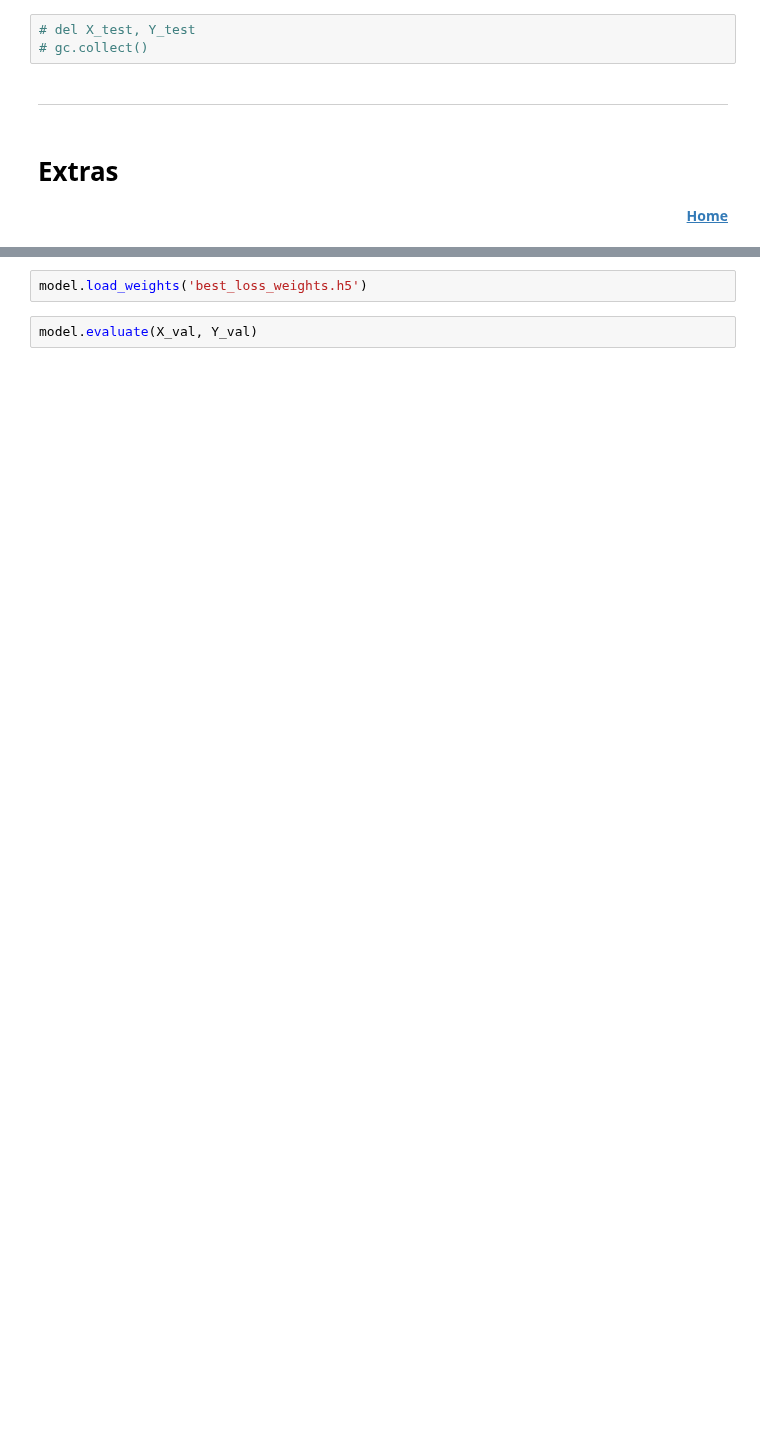
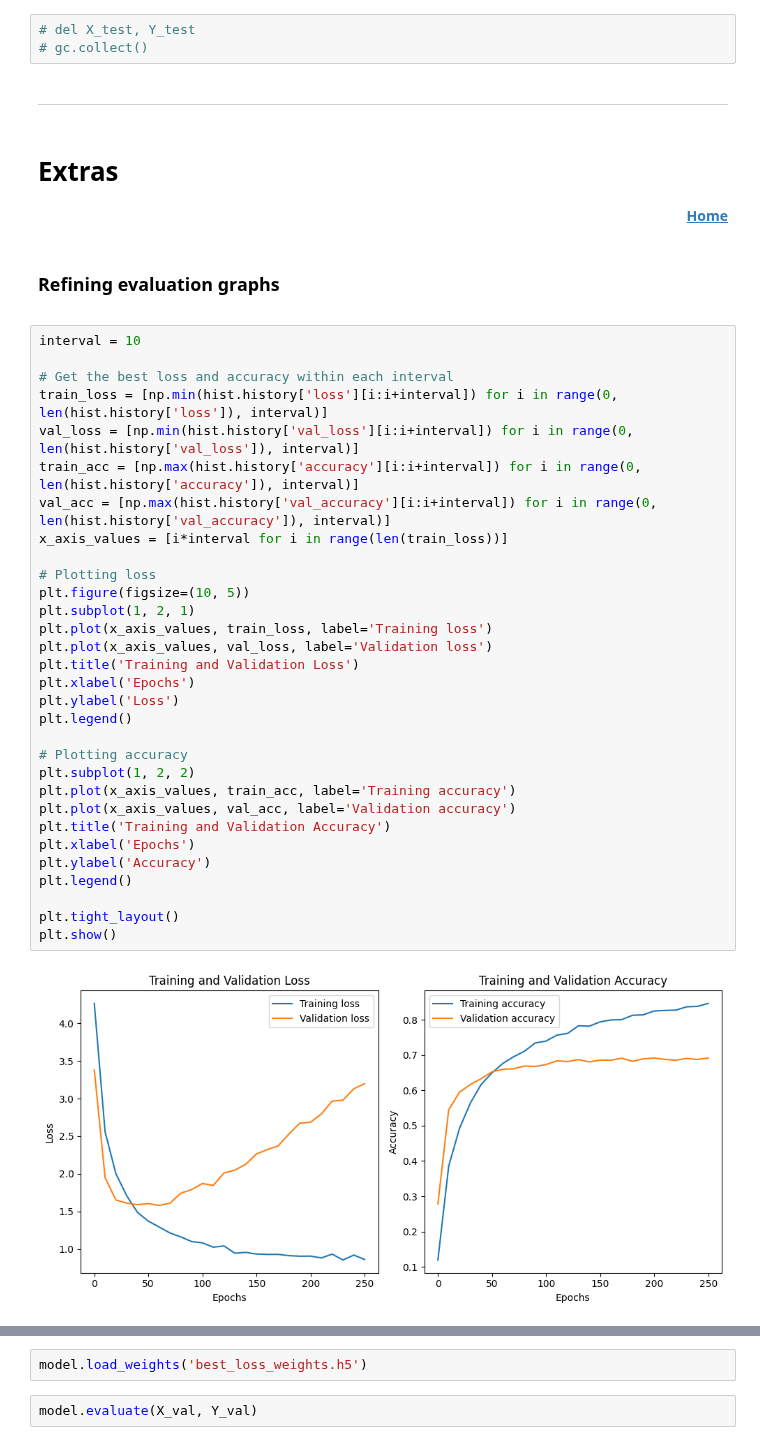
Before and after one commit to Mahmoudsamir10/ASL-Translation-Model, a Jupyter notebook: Notebooks/ASL-Citizen-Translation-Model.ipynb, the cells around one changed output, grey strips where cells are left out. Saved outputs shown, nothing was run; the diff lists cells and outputs as text; blank space fills up the shorter version.

```diff
--- a/Notebooks/ASL-Citizen-Translation-Model.ipynb
+++ b/Notebooks/ASL-Citizen-Translation-Model.ipynb
@@ -1616,3 +1636,38 @@ plt.show()
 <div align="right">
     <b><a href="#Introduction">Home</a></b>
 </div>
+# %% [markdown]
+**<h3>Refining evaluation graphs**
+# %%
+interval = 10
+
+# Get the best loss and accuracy within each interval
+train_loss = [np.min(hist.history['loss'][i:i+interval]) for i in range(0, len(hist.history['loss']), interval)]
+val_loss = [np.min(hist.history['val_loss'][i:i+interval]) for i in range(0, len(hist.history['val_loss']), interval)]
+train_acc = [np.max(hist.history['accuracy'][i:i+interval]) for i in range(0, len(hist.history['accuracy']), interval)]
+val_acc = [np.max(hist.history['val_accuracy'][i:i+interval]) for i in range(0, len(hist.history['val_accuracy']), interval)]
+x_axis_values = [i*interval for i in range(len(train_loss))]
+
+# Plotting loss
+plt.figure(figsize=(10, 5))
+plt.subplot(1, 2, 1)
+plt.plot(x_axis_values, train_loss, label='Training loss')
+plt.plot(x_axis_values, val_loss, label='Validation loss')
+plt.title('Training and Validation Loss')
+plt.xlabel('Epochs')
+plt.ylabel('Loss')
+plt.legend()
+
+# Plotting accuracy
+plt.subplot(1, 2, 2)
+plt.plot(x_axis_values, train_acc, label='Training accuracy')
+plt.plot(x_axis_values, val_acc, label='Validation accuracy')
+plt.title('Training and Validation Accuracy')
+plt.xlabel('Epochs')
+plt.ylabel('Accuracy')
+plt.legend()
+
+plt.tight_layout()
+plt.show()
+# %% [output]
+[figure, added]
```
Also changed, not shown: parts of 40 cells of this notebook.
